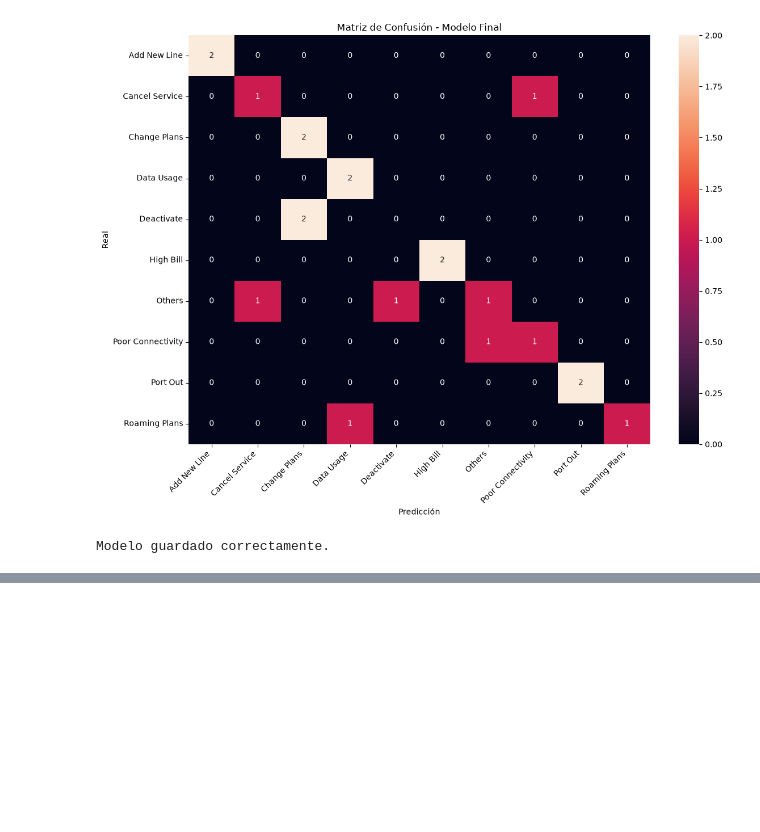
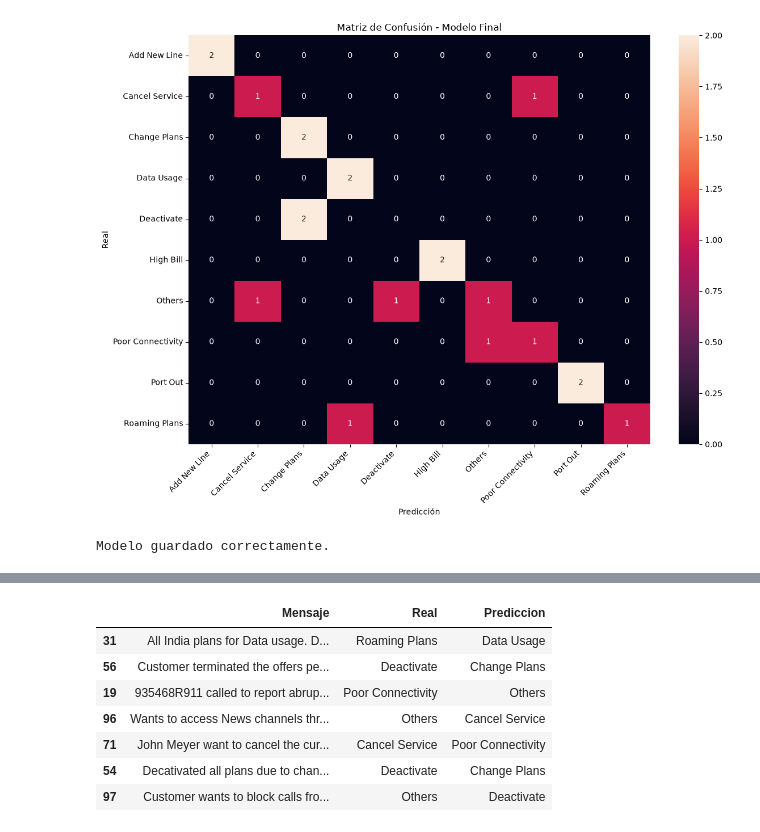
Before and after one commit to WinterBambie/conversation-classifier-tlcomunication, a Jupyter notebook: notebooks/02_desarrollo_modelos_cv (1).ipynb, the cells around one changed output, grey strips where cells are left out. Cells and saved outputs as stored; diff of their text form; code cells hidden in the pictures; blank space fills up the shorter version.

Commit message:
identificacion de errores de claisficacion

```diff
--- a/notebooks/02_desarrollo_modelos_cv.ipynb
+++ b/notebooks/02_desarrollo_modelos_cv (1).ipynb
@@ -450,7 +450,7 @@ Name: 0, dtype: object
 Esta sección queda preparada para el siguiente experimento: evaluar distintos valores de `C` de Logistic Regression usando la mejor configuración de N-gramas encontrada anteriormente.
 # %%
 # Convertir la configuración seleccionada a una tupla real
-mejor_ngram = tuple(map(int, mejor_ngram.strip("()").split(",")))
+mejor_ngram = tuple(map(int, mejor_configuracion["N-gram"].strip("()").split(",")))
 
 print("Mejor N-gram:", mejor_ngram)
 print("Tipo:", type(mejor_ngram))
@@ -508,4 +509,8 @@ resultados_c = resultados_c.sort_values(
 ).reset_index(drop=True)
 
 resultados_c
+mejor_c = float(resultados_c.iloc[0]["C"])
+
+print(f"Mejor valor de C: {mejor_c}")
+print(f"Mejor Macro F1: {resultados_c.iloc[0]['Macro F1']:.4f}")
 # %% [output]
@@ -523,13 +529,13 @@ modelo_final = Pipeline([
         TfidfVectorizer(
             lowercase=True,
             stop_words="english",
-            ngram_range=(1, 1)
+            ngram_range=mejor_ngram
         )
     ),
     (
         "classifier",
         LogisticRegression(
-            C=1.0,
+            C=mejor_c,
             max_iter=1000,
             random_state=42
         )
@@ -539,5 +545,7 @@ modelo_final = Pipeline([
 modelo_final.fit(X_train, y_train)
 
 print("Modelo final entrenado correctamente.")
+print("N-gram:", mejor_ngram)
+print("C:", mejor_c)
 # %% [output]
 Modelo final entrenado correctamente.
@@ -647,0 +708,19 @@ print(
+# %%
+errores = pd.DataFrame({
+    "Mensaje": X_test,
+    "Real": y_test,
+    "Prediccion": pred_final
+})
+
+errores = errores[errores["Real"] != errores["Prediccion"]]
+
+errores
+# %% [output]
+|  | Mensaje | Real | Prediccion |
+| 31 | All India plans for Data usage. D... | Roaming Plans | Data Usage |
+| 56 | Customer terminated the offers pe... | Deactivate | Change Plans |
+| 19 | 935468R911 called to report abrup... | Poor Connectivity | Others |
+| 96 | Wants to access News channels thr... | Others | Cancel Service |
+| 71 | John Meyer want to cancel the cur... | Cancel Service | Poor Connectivity |
+| 54 | Decativated all plans due to chan... | Deactivate | Change Plans |
+| 97 | Customer wants to block calls fro... | Others | Deactivate |
```
Also changed, not shown: parts of 12 cells of this notebook, 9 other files.
